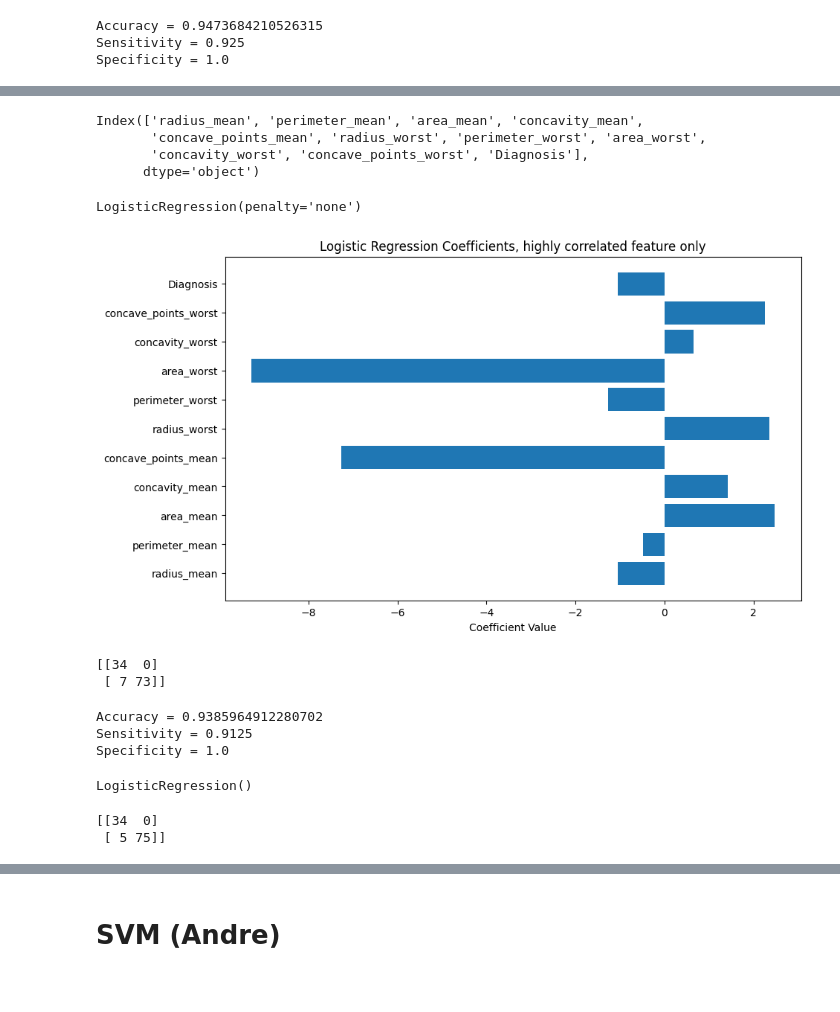
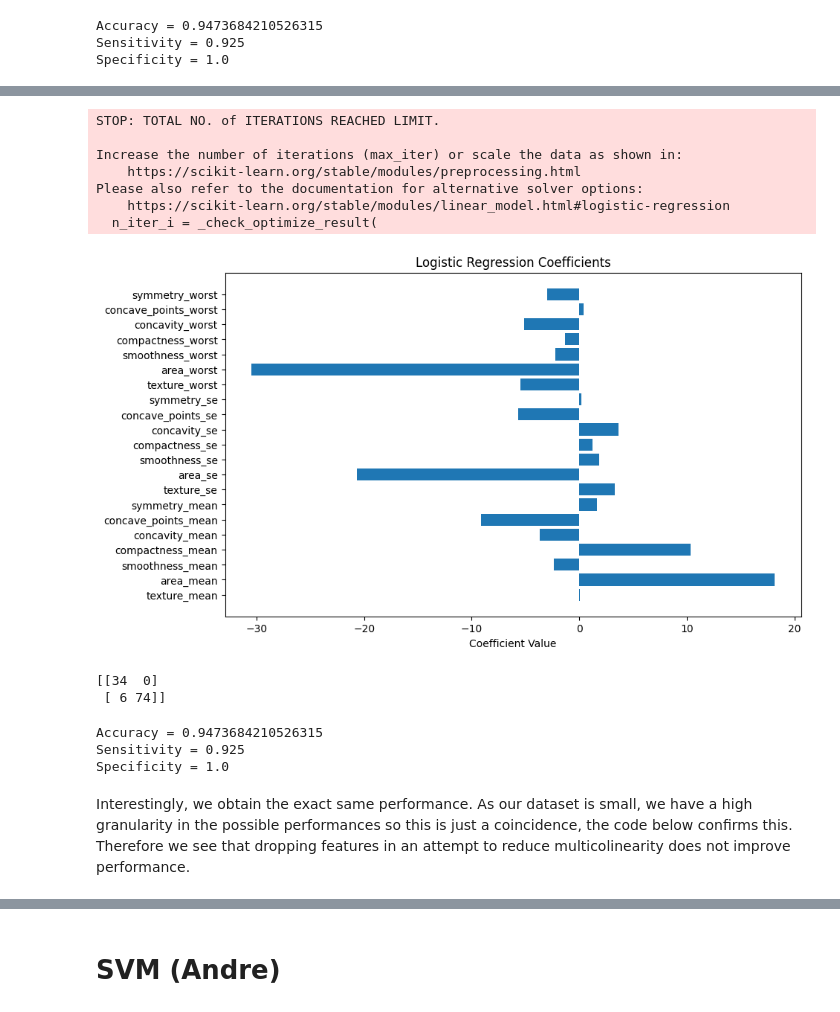
Before and after one commit to a-matson/DST_ASS1, a Jupyter notebook: report.ipynb, the cells around one changed output, grey strips where cells are left out. Drawn from its saved outputs; the diff is of its cells as text; code cells hidden in the pictures.

```diff
--- a/report.ipynb
+++ b/report.ipynb
@@ -564,14 +575,0 @@ As expected we see a fairly poor performance, especially in terms of sensitivity
-# %%
-#We can investigate whether ignoring features with low correlation to the target feature could reduce noise and improve our model
-threshold = 0.6
-cor_target = abs(corr["Diagnosis"])
-relevant_features = cor_target[cor_target>threshold]
-names = relevant_features.keys()
-#drop the target feature from the list of 'highly' correlated features
-relevant_names = names.drop('Diagnosis')
-print(names)
-# %% [output]
-Index(['radius_mean', 'perimeter_mean', 'area_mean', 'concavity_mean',
-       'concave_points_mean', 'radius_worst', 'perimeter_worst', 'area_worst',
-       'concavity_worst', 'concave_points_worst', 'Diagnosis'],
-      dtype='object')
@@ -582,18 +576,32 @@ X_train_scaled1, X_test_scaled1 = X_train_scaled[:, indices-1], X_test_scaled[:,
+# %%
+to_drop = ['radius_mean', 'perimeter_mean', 'fractal_dimension_mean', 'radius_se',
+           'perimeter_se', 'fractal_dimension_se', 'radius_worst', 'perimeter_worst',
+           'fractal_dimension_worst']
+X_opt = X.drop(to_drop , axis = 1)
+X_train1, X_test1, y_train, y_test = train_test_split(X_opt, y, test_size=0.2, random_state=4)
+scaler = StandardScaler()
+X_train_scaled1 = scaler.fit_transform(X_train1)
+X_test_scaled1 = scaler.transform(X_test1)
 # %%
 model1 = LogisticRegression(penalty='none', solver='lbfgs')
-# %%
-model1.fit(X_train_scaled1, y_train0)
-# %% [output]
-LogisticRegression(penalty='none')
 # %%
+model1.fit(X_train_scaled1, y_train0)
 coef1 = model1.coef_[0]
+feature_names_opt = X.columns.drop(to_drop)
 plt.figure(figsize=(10, 6))
-plt.barh(names, coef1)
+plt.barh(feature_names_opt, coef1)
 plt.xlabel('Coefficient Value')
-plt.title('Logistic Regression Coefficients, highly correlated feature only')
+plt.title('Logistic Regression Coefficients')
 plt.show()
 # %% [output]
+STOP: TOTAL NO. of ITERATIONS REACHED LIMIT.
+
+Increase the number of iterations (max_iter) or scale the data as shown in:
+    https://scikit-learn.org/stable/modules/preprocessing.html
+Please also refer to the documentation for alternative solver options:
+    https://scikit-learn.org/stable/modules/linear_model.html#logistic-regression
+  n_iter_i = _check_optimize_result(
-[figure, old version]
+[figure, new version]
 # %%
 predictions1 = model1.predict(X_test_scaled1)
 # %%
@@ -601,10 +609,10 @@ cm1 = confusion_matrix(y_test, predictions1)
 print(cm1)
 # %% [output]
 [[34  0]
- [ 7 73]]
+ [ 6 74]]
 # %%
 performance(cm1)
 # %% [output]
-Accuracy = 0.9385964912280702
-Sensitivity = 0.9125
+Accuracy = 0.9473684210526315
+Sensitivity = 0.925
 Specificity = 1.0
@@ -618,5 +618,0 @@ X_test1_sc = sc.fit_transform(X_test1)
-# %%
-model_sc = LogisticRegression()
-model_sc.fit(X_train1_sc, y_train1)
-# %% [output]
-LogisticRegression()
@@ -625,6 +619,2 @@ predictions_sc = model_sc.predict(X_test1_sc)
-# %%
-cm_sc = confusion_matrix(y_test1, predictions_sc)
-print(cm_sc)
-# %% [output]
-[[34  0]
- [ 5 75]]
+# %% [markdown]
+Interestingly, we obtain the exact same performance. As our dataset is small, we have a high granularity in the possible performances so this is just a coincidence, the code below confirms this. Therefore we see that dropping features in an attempt to reduce multicolinearity does not improve performance.
```
Also changed, not shown: parts of 96 cells of this notebook.
